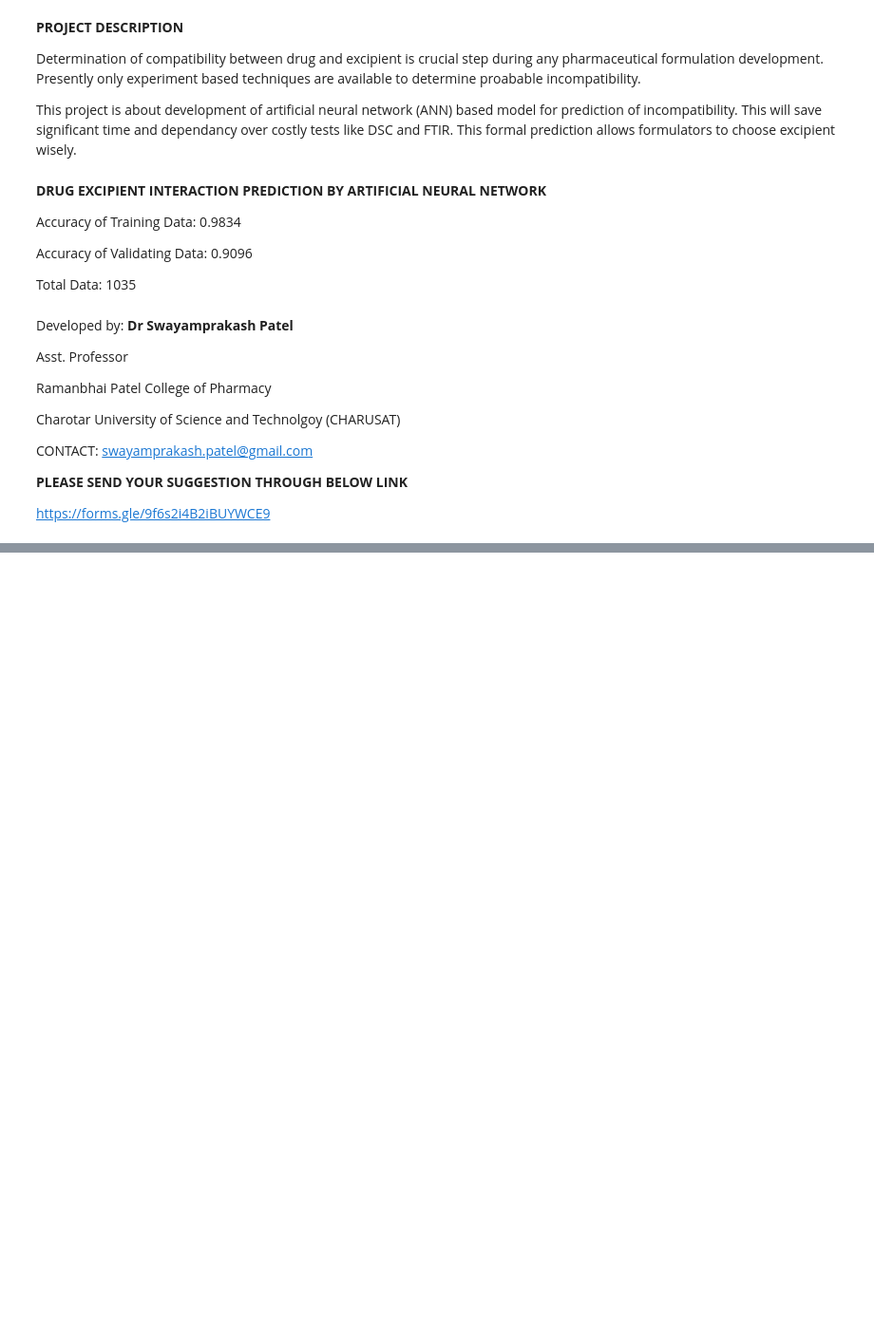
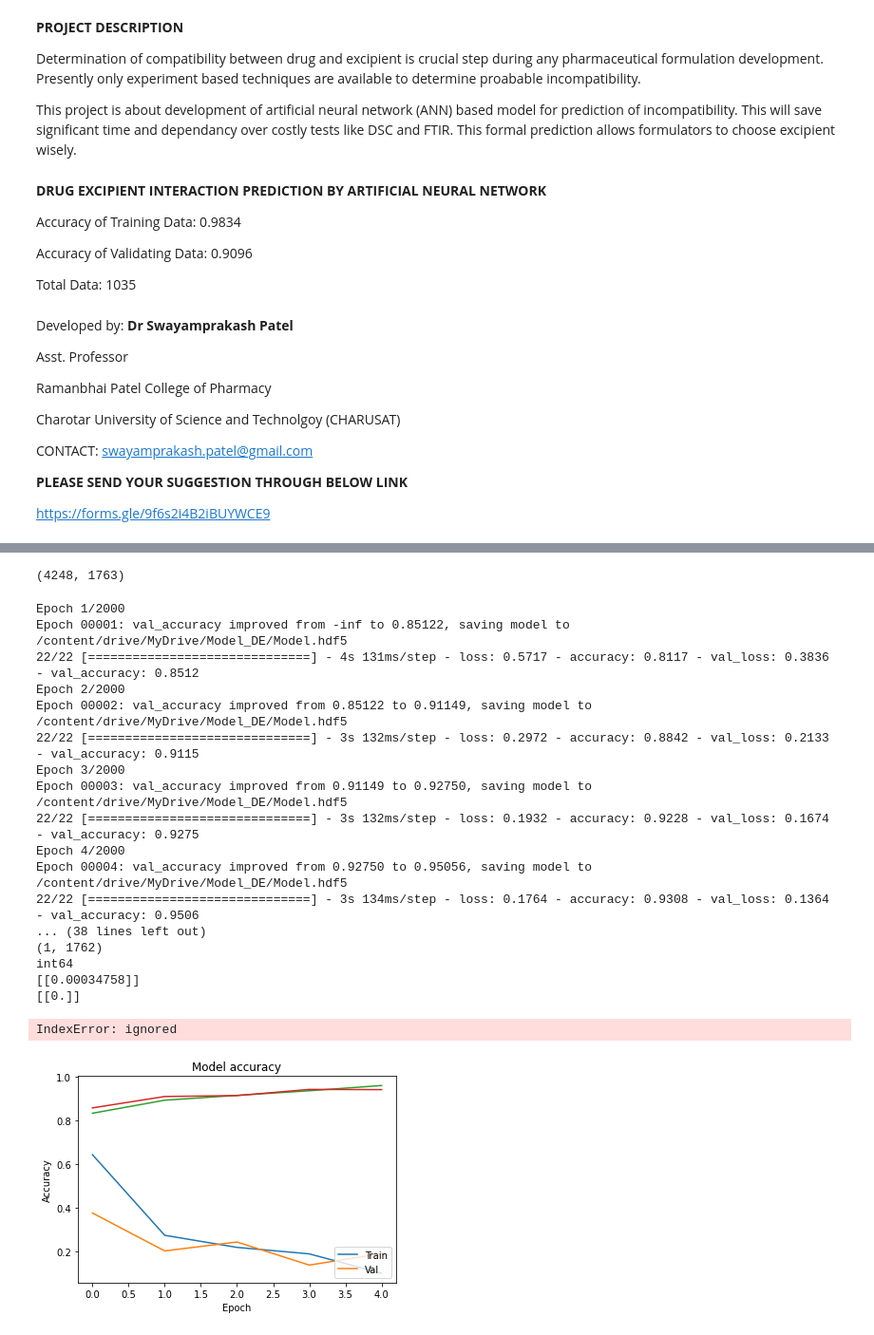
Before and after one commit to Swayamprakashpatel/DE_Interact.github.io, a Jupyter notebook: DE_Interact_Stratified K Fold.ipynb, the cells around one changed output, grey strips where cells are left out. Shown at 95% size. Cells and saved outputs as stored; diff of their text form; code cells hidden in the pictures; blank space fills up the shorter version.

```diff
--- a/DE_Interact_Stratified K Fold.ipynb
+++ b/DE_Interact_Stratified K Fold.ipynb
@@ -67,15 +67,20 @@ from sklearn import preprocessing
 #from sklearn.model_selection import train_test_split
 #X_train, X_val_and_test, Y_train, Y_val_and_test = train_test_split(X, Y, test_size=0.3,random_state = 42 )
 #X_val, X_test, Y_val, Y_test = train_test_split(X_val_and_test, Y_val_and_test, test_size=0.5, random_state= 42)
+import tensorflow as tf
+import datetime
+log_dir = "logs/fit/" + datetime.datetime.now().strftime("%Y%m%d-%H%M%S")
+tensorboard_callback = tf.keras.callbacks.TensorBoard(log_dir=log_dir, histogram_freq=1)
+
 
 from sklearn.model_selection import StratifiedKFold
-skf = StratifiedKFold(n_splits=10 , shuffle=True)
+skf = StratifiedKFold(n_splits=2 , shuffle=True)
 for train, val in skf.split(X, Y):
 
   filepath = '/content/drive/MyDrive/Model_DE/Model.hdf5'
 
   checkpoint = [tf.keras.callbacks.ModelCheckpoint(filepath, monitor='val_accuracy', mode='max', save_best_only=True, Save_weights_only = False, verbose = 1),
-              tf.keras.callbacks.EarlyStopping(monitor='val_accuracy', patience=25, verbose =1), [tensorboard_callback]]
+              tf.keras.callbacks.EarlyStopping(monitor='val_accuracy', patience=1, verbose =1), [tensorboard_callback]]
 
   model = tf.keras.Sequential([
                              tf.keras.layers.Dense(1024, activation='relu', input_shape=(1762,)),
@@ -83,15 +88,15 @@ for train, val in skf.split(X, Y):
                              tf.keras.layers.Dense(1024, activation='relu'),
                              tf.keras.layers.Dense(1, activation= 'sigmoid')])
   model.compile(optimizer=tf.keras.optimizers.RMSprop(), loss=tf.keras.losses.BinaryCrossentropy(from_logits = False), metrics=['accuracy'])
-  hist = model.fit(X[train].astype(np.int64), Y[train].astype(np.int64), epochs= 2000, callbacks=[checkpoint],validation_data=(X[val].astype(np.int64), Y[val].astype(np.int64)), batch_size= 400)
+  hist = model.fit(X[train].astype(np.int64), Y[train].astype(np.int64), epochs= 2000, callbacks=[checkpoint],validation_data=(X[val].astype(np.int64), Y[val].astype(np.int64)), batch_size= 100)
 
-Y_train_predict = np.round(model.predict(X_train))
-Y_train_l = tf.argmax(Y_train, axis = 1)
-Y_train_predict_l = tf.argmax(Y_train_predict, axis =1)
-import sklearn.metrics as skm
-cm = skm.multilabel_confusion_matrix(Y_train_l, Y_train_predict_l)
-print(cm)
-print( skm.classification_report(Y_train_l, Y_train_predict_l))
+#Y_train_predict = np.round(model.predict(X_train))
+#Y_train_l = tf.argmax(Y_train, axis = 1)
+#Y_train_predict_l = tf.argmax(Y_train_predict, axis =1)
+#import sklearn.metrics as skm
+#cm = skm.multilabel_confusion_matrix(Y_train_l, Y_train_predict_l)
+#print(cm)
+#print( skm.classification_report(Y_train_l, Y_train_predict_l))
 
 train_acc = max(hist.history['accuracy'])
 val_acc = max(hist.history['val_accuracy'])
@@ -119,16 +124,16 @@ plt.legend(['Train', 'Val'], loc='upper right')
 #plt.gcf()
 plt.savefig('Loss.svg', DPI = 3500, Transperent = True)
 
-plt.plot(hist.history['precision'])
-plt.plot(hist.history['val_precision'])
+plt.plot(hist.history['accuracy'])
+plt.plot(hist.history['val_accuracy'])
 plt.title('Model accuracy')
-plt.ylabel('Precision')
+plt.ylabel('Accuracy')
 plt.xlabel('Epoch')
 plt.legend(['Train', 'Val'], loc='lower right')
 #plt.show()
 #plt.figure(figsize=(5,5), dpi=300)
 #plt.gcf()
-plt.savefig('Precision.svg', DPI = 3500, Transperent = True)
+plt.savefig('Accuracy.svg', DPI = 3500, Transperent = True)
 
 #@title Insert PubChem Fingerprint of Drug and Excipient
 !pip install pubchempy
@@ -171,32 +176,54 @@ FPE = CID_E.cactvs_fingerprint
 #dfChem1 = (PCFP_BitString(Pubchem_Fingerprint_of_Drug))
 #dfChem2 = (PCFP_BitString(Pubchem_Fingerprint_of_Excipient))
 
 #********************************************************
 List1 = list(FPD)
 List2 = list(FPE)
 List = List1 + List2
 
 import pandas as pd
 t = pd.DataFrame(np.array(List).reshape(-1,len(List)))
 
 #@title RUN FOR PREDICTION
 
 
 dataset1 = t.values
 t.dtype = int
 X_Predict = (dataset1[:,0:1762].astype(int))
 print(X_Predict)
 print(X_Predict.shape)
 print(X_Predict.dtype)
 
 t1 = model.predict(X_Predict)
 print(t1)
 
 t = np.round(model.predict(X_Predict))
 print(t)
 
-Y_prediction = enc.inverse_transform(t)
-print(Y_prediction, Y_prediction.shape)
+t = np.array(t).astype(np.int)
+Y_prediction = LE.inverse_transform(t)
+print(Y_prediction)
 
 %load_ext tensorboard
 %tensorboard --logdir logs
+# %% [output]
+(4248, 1763)
+Epoch 1/2000
+Epoch 00001: val_accuracy improved from -inf to 0.85122, saving model to /content/drive/MyDrive/Model_DE/Model.hdf5
+22/22 [==============================] - 4s 131ms/step - loss: 0.5717 - accuracy: 0.8117 - val_loss: 0.3836 - val_accuracy: 0.8512
+Epoch 2/2000
+Epoch 00002: val_accuracy improved from 0.85122 to 0.91149, saving model to /content/drive/MyDrive/Model_DE/Model.hdf5
+22/22 [==============================] - 3s 132ms/step - loss: 0.2972 - accuracy: 0.8842 - val_loss: 0.2133 - val_accuracy: 0.9115
+Epoch 3/2000
+Epoch 00003: val_accuracy improved from 0.91149 to 0.92750, saving model to /content/drive/MyDrive/Model_DE/Model.hdf5
+22/22 [==============================] - 3s 132ms/step - loss: 0.1932 - accuracy: 0.9228 - val_loss: 0.1674 - val_accuracy: 0.9275
+Epoch 4/2000
+Epoch 00004: val_accuracy improved from 0.92750 to 0.95056, saving model to /content/drive/MyDrive/Model_DE/Model.hdf5
+22/22 [==============================] - 3s 134ms/step - loss: 0.1764 - accuracy: 0.9308 - val_loss: 0.1364 - val_accuracy: 0.9506
+... (38 lines left out)
+(1, 1762)
+int64
+[[0.00034758]]
+[[0.]]
+IndexError: ignored
+[figure, added]
```
Also changed, not shown: parts of 2 cells of this notebook.
